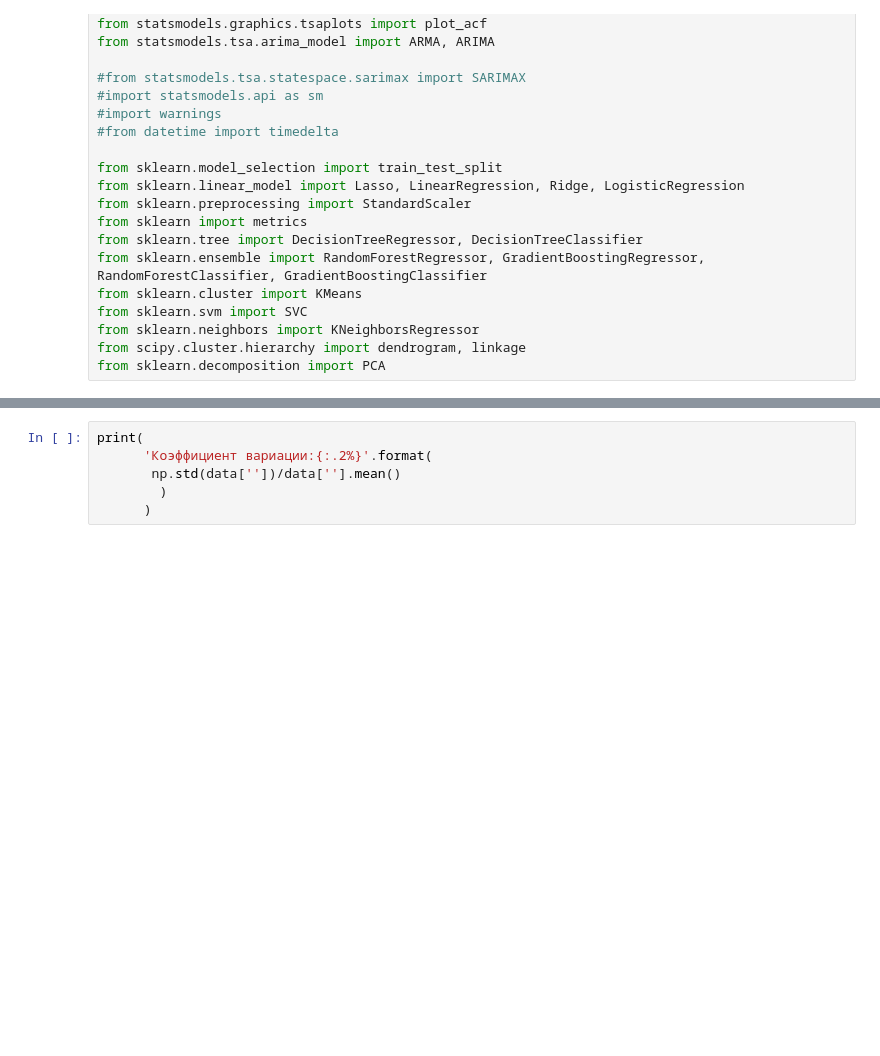
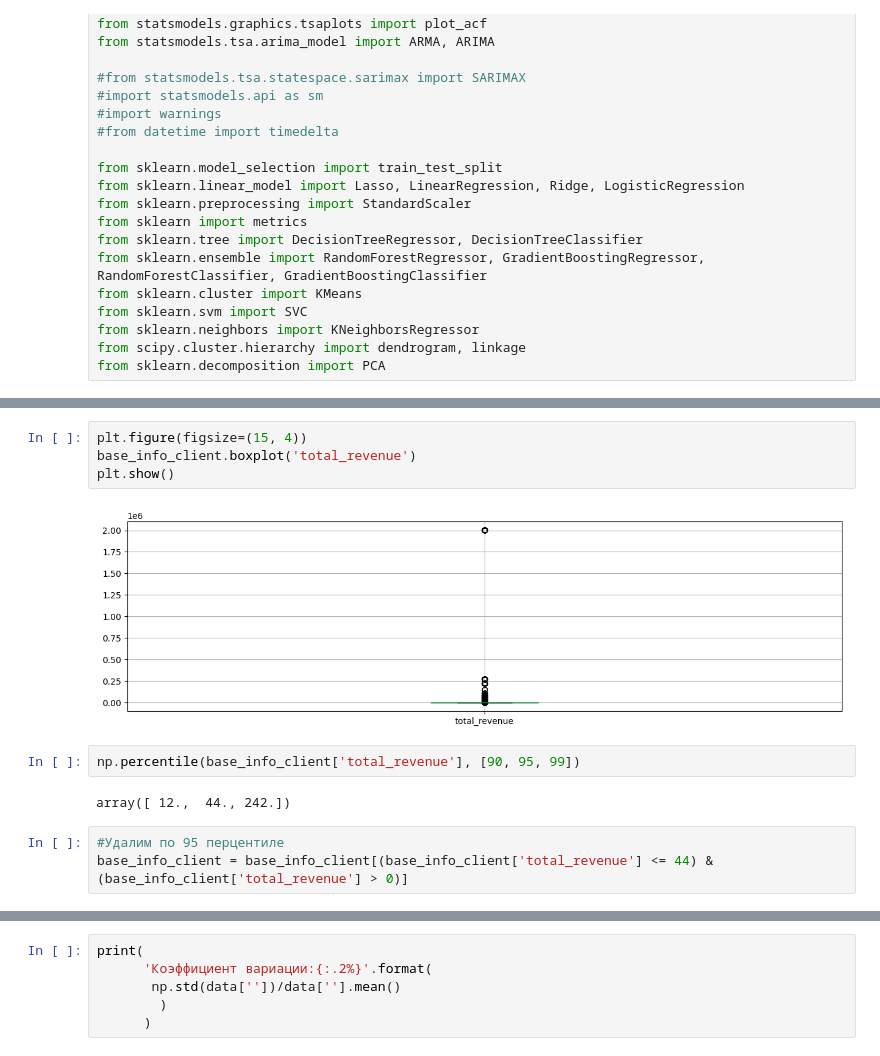
Before and after one commit to abakhmetev/Hackathon_RTK, a Jupyter notebook: Hakaton_Anna.ipynb, the cells around one changed output, grey strips where cells are left out. Cells and saved outputs as stored; diff of their text form; blank space fills up the shorter version.

```diff
--- a/Hakaton_Anna.ipynb
+++ b/Hakaton_Anna.ipynb
@@ -571,0 +530,13 @@ np.percentile(data[''], [90, 95, 99])
+# %%
+plt.figure(figsize=(15, 4))
+base_info_client.boxplot('total_revenue')
+plt.show()
+# %% [output]
+[figure, added]
+# %%
+np.percentile(base_info_client['total_revenue'], [90, 95, 99])
+# %% [output]
+array([ 12.,  44., 242.])
+# %%
+#Удалим по 95 перцентиле
+base_info_client = base_info_client[(base_info_client['total_revenue'] <= 44) & (base_info_client['total_revenue'] > 0)]
```
Also changed, not shown: parts of 82 cells of this notebook.
